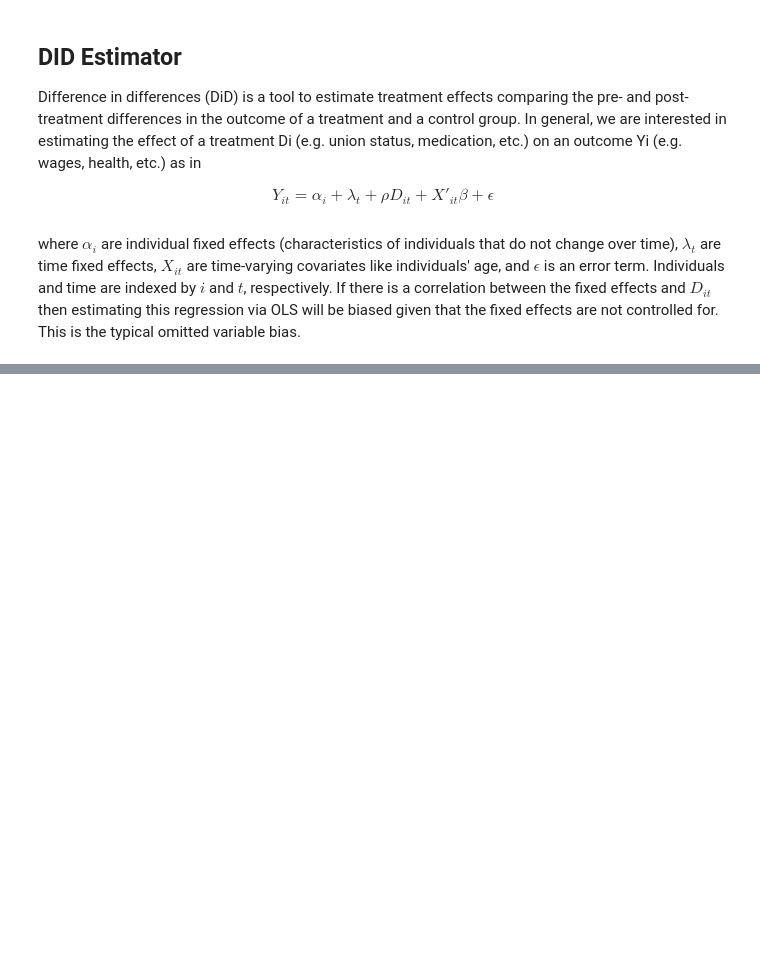
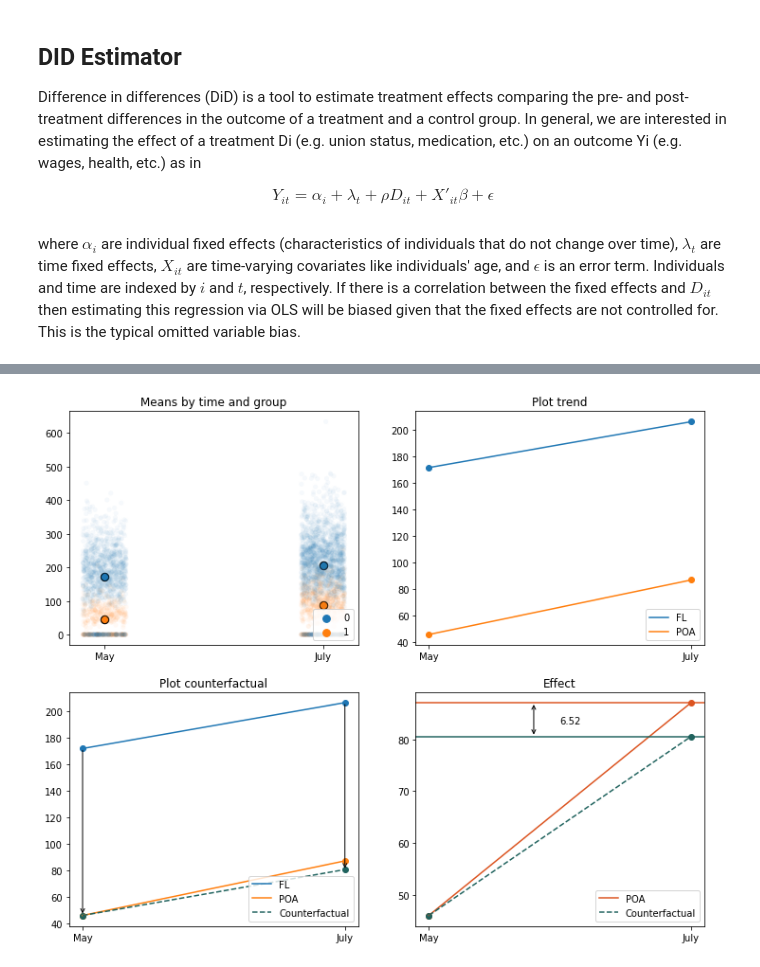
Before and after one commit to alexanderquispe/1REI05, a Jupyter notebook: tutorials/tutorial11/tutorial11.ipynb, the cells around one changed output, grey strips where cells are left out. Drawn from its saved outputs; the diff is of its cells as text; code cells hidden in the pictures; blank space fills up the shorter version.

```diff
--- a/tutorials/tutorial11/tutorial11.ipynb
+++ b/tutorials/tutorial11/tutorial11.ipynb
@@ -17,0 +32,81 @@ Graphically this would look something like this:
+# %%
+b_impact = pd.read_csv("https://raw.githubusercontent.com/matheusfacure/python-causality-handbook/master/causal-inference-for-the-brave-and-true/data/billboard_impact.csv")
+b_impact.head()
+
+poa_mean = b_impact[b_impact.poa == 1].groupby(["jul"]).mean()
+no_poa_mean = b_impact[b_impact.poa == 0].groupby(["jul"]).mean()
+
+
+import seaborn as sns
+fz = 12
+# Legend labesl
+t_t = "POA"
+c_c = "FL"
+t_c = "Counterfactual"
+# Legend color
+
+t_c_c = "#20635E"
+t_t_c = "#DC5420"
+
+
+fig, ax = plt.subplots(2, 2, figsize = (fz, fz - 2))
+
+sns.stripplot(data = b_impact, x = "jul", y = "deposits", hue = "poa", alpha = .04, ax=ax[0, 0])
+
+ax[0, 0].scatter(poa_mean.index, no_poa_mean.deposits, s = fz*6, color = "black")
+ax[0, 0].scatter(poa_mean.index, poa_mean.deposits, s = fz*6, color = "black")
+ax[0, 0].scatter(poa_mean.index, no_poa_mean.deposits, s = fz*3)
+ax[0, 0].scatter(poa_mean.index, poa_mean.deposits, s = fz*3)
+ax[0, 0].set_title("Means by time and group")
+ax[0, 0].set_xlabel("")
+ax[0, 0].set_ylabel("")
+
+
+ax[0, 1].scatter(poa_mean.index, no_poa_mean.deposits)
+ax[0, 1].plot(poa_mean.index, no_poa_mean.deposits, label = c_c)
+ax[0, 1].scatter(poa_mean.index, poa_mean.deposits)
+ax[0, 1].plot(poa_mean.index, poa_mean.deposits, label = t_t)
+ax[0, 1].set_title("Plot trend")
+
+
+par = no_poa_mean.unstack() - poa_mean.unstack()
+new_poa = no_poa_mean.unstack() - par[0]
+new_poa = pd.DataFrame(new_poa[:2], columns=["deposits"])
+
+ax[1, 0].scatter(poa_mean.index, no_poa_mean.deposits)
+ax[1, 0].plot(poa_mean.index, no_poa_mean.deposits, label = c_c)
+ax[1, 0].scatter(poa_mean.index, poa_mean.deposits)
+ax[1, 0].plot(poa_mean.index, poa_mean.deposits, label = t_t)
+ax[1, 0].scatter(poa_mean.index, new_poa.deposits, color = t_c_c)
+ax[1, 0].plot(poa_mean.index, new_poa.deposits, linestyle = "--", label = t_c, color = t_c_c)
+ax[1, 0].annotate("", xy = (0, 171.64), xytext = (0, 46.01),
+            arrowprops=dict(arrowstyle="<-",
+                            connectionstyle="arc3"))
+ax[1, 0].annotate("", xy = (1, 206.16), xytext = (1, 80.06),
+            arrowprops=dict(arrowstyle="<-",
+                            connectionstyle="arc3"))
+ax[1, 0].set_title("Plot counterfactual")
+
+eff = (poa_mean.unstack() - new_poa.unstack())
+effect = round(eff.iloc[0, 1], 2)
+
+ax[1, 1].scatter(poa_mean.index, poa_mean.deposits, color = t_t_c)
+ax[1, 1].plot(poa_mean.index, poa_mean.deposits, label = t_t, color = t_t_c)
+ax[1, 1].scatter(poa_mean.index, new_poa.deposits, color = t_c_c)
+ax[1, 1].plot(poa_mean.index, new_poa.deposits, linestyle = "--", label = t_c, color = t_c_c)
+ax[1, 1].axhline(87.06, color = t_t_c)
+ax[1, 1].axhline(80.53, color = t_c_c)
+ax[1, 1].annotate("", xy = (.4, 87.06), xytext = (.4, 80.53),
+            arrowprops=dict(arrowstyle="<->",
+                            connectionstyle="arc3"))
+ax[1, 1].annotate(f"{effect}", xy = (.5, 83))
+ax[1, 1].set_title("Effect")
+# ax[1, 1].xlim(-.1, 1.1)
+
+for i in range(2):
+    for j in range(2):
+        ax[i, j].legend(loc = "lower right")
+        ax[i, j].set_xticks([0, 1])
+        ax[i, j].set_xticklabels(["May", "July"])
+# %% [output]
+[figure, added]
```
Also changed, not shown: parts of 5 cells of this notebook.
